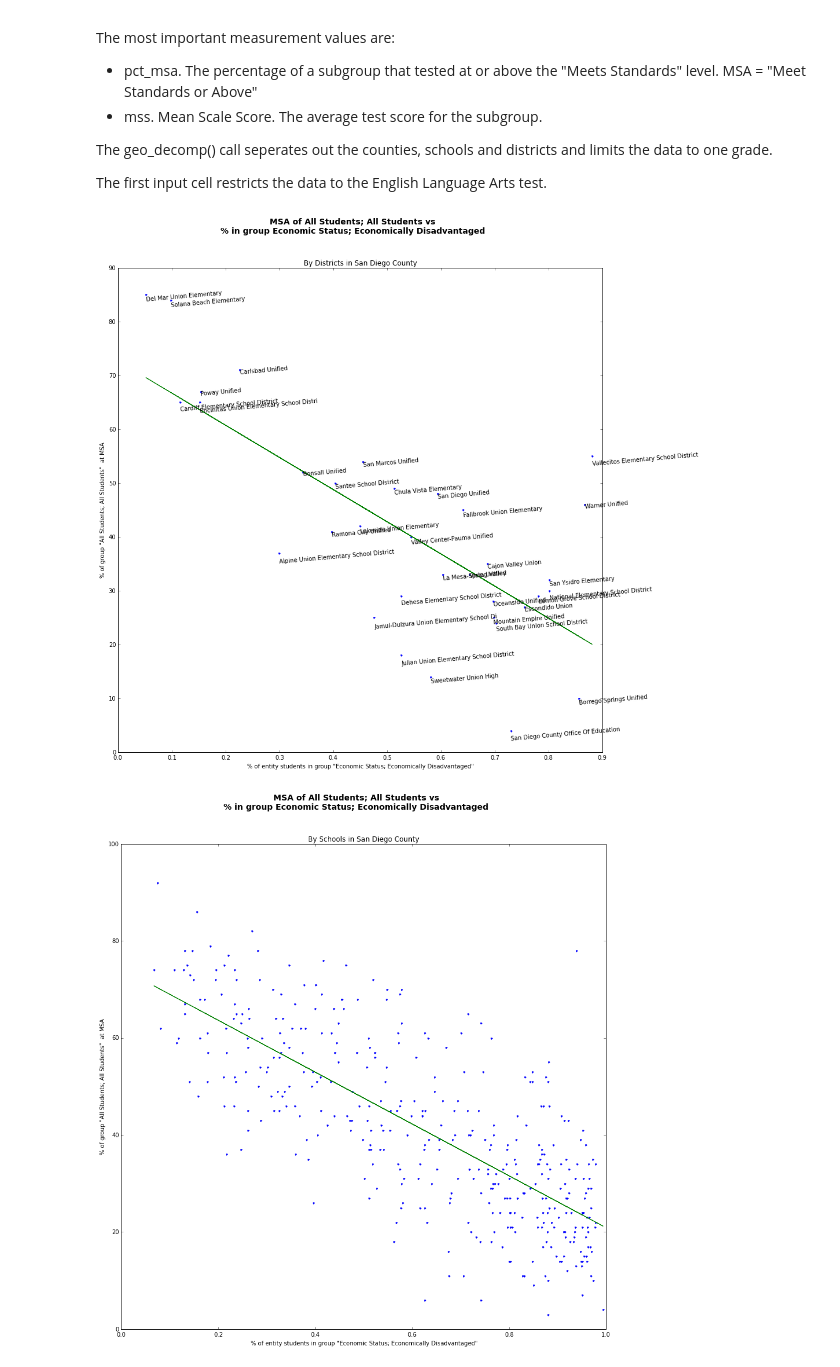
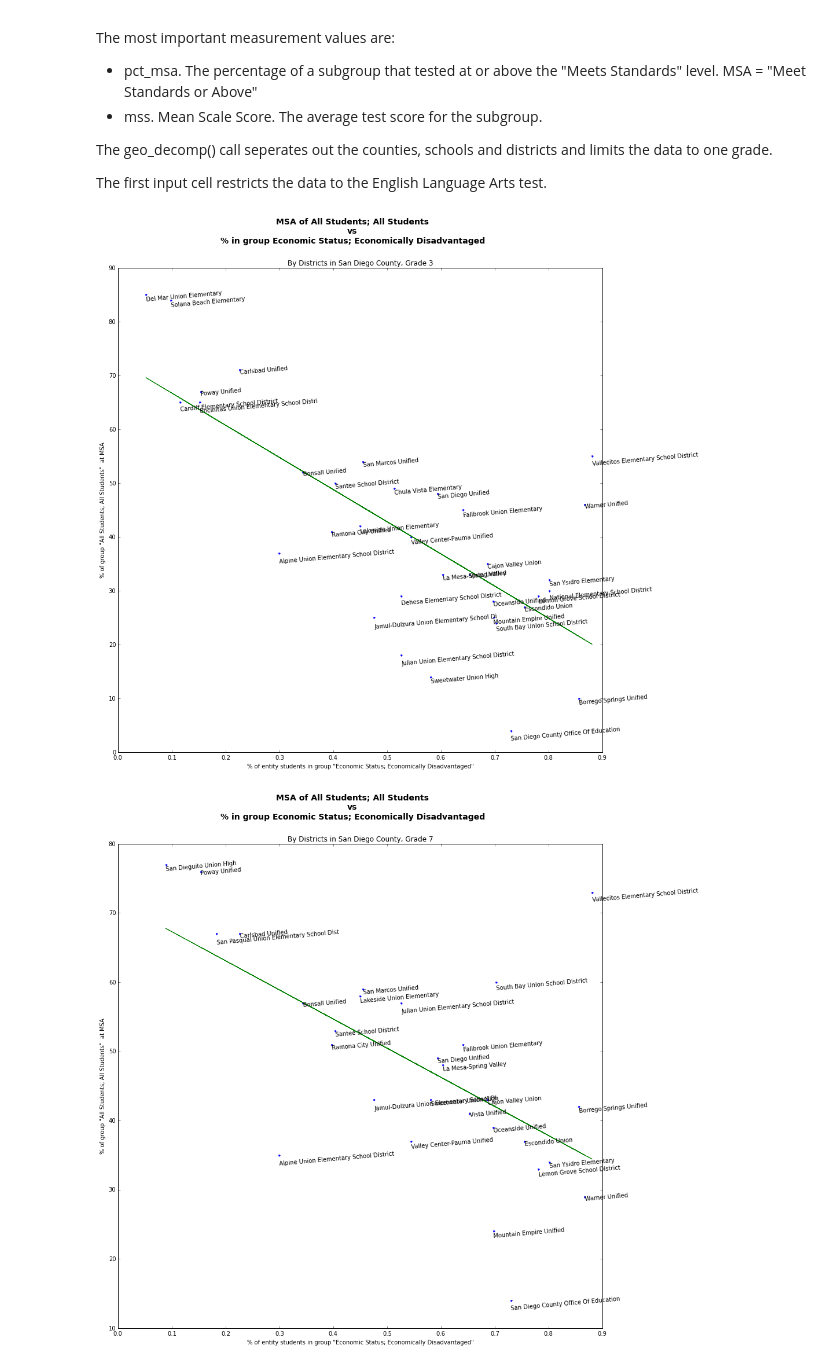
Before and after one commit to sandiegodata-projects/333-CAASPP, a Jupyter notebook: eric/Scatter.ipynb, the cells around one changed output. Saved outputs shown, nothing was run; the diff lists cells and outputs as text; code cells hidden in the pictures.

Commit message:
More detailed labels on plots, plot different grades

```diff
--- a/eric/Scatter.ipynb
+++ b/eric/Scatter.ipynb
@@ -79,7 +79,6 @@ def munge_sg_cols(df):
     return df
 # %%
 # NOTE This is where we specify the grade to study, as a parameter of geo_decomp
-state, counties, counties_p, districts, districts_p, schools, schools_p = geo_decomp(3)
 # %%
 #
 # Support functions for scatter plots.
@@ -95,7 +94,7 @@ def sg_cross(df, subgroups):
     e.columns = [ "{}_{}".format(*c) for c in e.columns.values]
     return e
 
-def fit_plot(entity, df, x_sg, y_sg):
+def fit_plot(entity, grade, df, x_sg, y_sg):
     """Scatter plot and regression line for how % proficient for subgroup 2 changes
     in response to subgroup 1
 
@@ -111,12 +110,13 @@ def fit_plot(entity, df, x_sg, y_sg):
     import matplotlib.pyplot as plt
     # fit with np.polyfit
     e = sg_cross(df, (x_sg, y_sg))
+
+    #print 'Dropping these records'
+    #print e[e.isnull().any(axis=1)].join(ent)[['District Name', 'School Name']]
     e = e.dropna()
-
 
     x = e['pct_subgroup_{}'.format(x_sg)]
     y = e['pct_msa_{}'.format(y_sg)]
-
 
     m, b = np.polyfit(x,y, 1)
 
@@ -126,8 +126,8 @@ def fit_plot(entity, df, x_sg, y_sg):
     fig = plt.figure(figsize = (15,15))
     ax = fig.add_subplot(111)
 
-    fig.suptitle('MSA of {} vs \n% in group {}'.format(y_sg_name, x_sg_name), fontsize=14, fontweight='bold', y=.98)
-    ax.set_title("By {}".format(entity))
+    fig.suptitle('MSA of {} \nvs\n% in group {}'.format(y_sg_name, x_sg_name), fontsize=14, fontweight='bold', y=.98)
+    ax.set_title("By {}, Grade {}".format(entity, grade))
 
 
     ax.set_xlabel('% of entity students in group "{}"'.format(x_sg_name))
@@ -143,16 +143,18 @@ def fit_plot(entity, df, x_sg, y_sg):
             ax.annotate( name, xy=xy, xytext=(0,0), textcoords='offset points',
                        rotation = 5)
 
-def fit_plot_sd_schools(x_sg, y_sg):
-    fit_plot('Schools in San Diego County', schools[schools.county == 37], x_sg, y_sg)
+def fit_plot_sd_schools(grade, x_sg, y_sg):
+    state, counties, counties_p, districts, districts_p, schools, schools_p = geo_decomp(grade)
+    fit_plot('Schools in San Diego County', grade, schools[schools.county == 37], x_sg, y_sg)
 
-def fit_plot_sd_districts(x_sg, y_sg):
-    fit_plot('Districts in San Diego County', districts[districts.county == 37], x_sg, y_sg)
+def fit_plot_sd_districts(grade, x_sg, y_sg):
+    state, counties, counties_p, districts, districts_p, schools, schools_p = geo_decomp(grade)
+    fit_plot('Districts in San Diego County', grade, districts[districts.county == 37], x_sg, y_sg)
 # %%
-fit_plot_sd_districts( 31, 1)
+fit_plot_sd_districts( 3, 31, 1)
 # %% [output]
-[figure, old version]
+[figure, new version]
 # %%
-fit_plot_sd_schools( 31, 1)
+fit_plot_sd_districts( 7, 31, 1)
 # %% [output]
-[figure, old version]
+[figure, new version]
```
Also changed, not shown: parts of 5 cells of this notebook.
